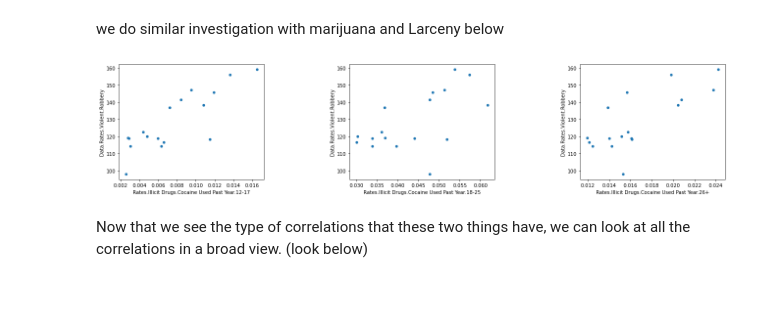
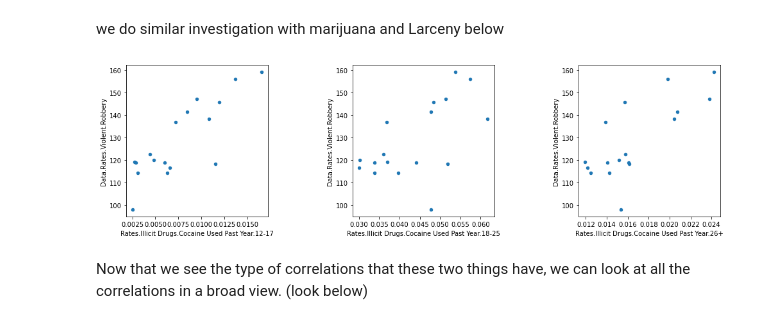
Before and after one commit to jlicht27/jlicht27.github.io, a Jupyter notebook: drugs.ipynb, the cells around one changed output. Drawn from its saved outputs; the diff is of its cells as text; code cells hidden in the pictures; blank space fills up the shorter version.

```diff
--- a/drugs.ipynb
+++ b/drugs.ipynb
@@ -336,23 +353,21 @@ fig.set_figwidth(20)
 # %% [markdown]
 we do similar investigation with marijuana and Larceny below
 # %%
-#type code here
-
 merged_coc = cocaine_pct.merge(crimes_adj, on=["State", "Year"], how="inner")
 np.around(merged_coc, 6)
 
 louisiana_coc = merged_coc[merged_coc["State"] == "Louisiana"]
 louisiana_coc = louisiana_coc.drop("Data.Population", axis=1)
 
 fig, (ax1, ax2, ax3) = plt.subplots(1,3)
 louisiana_coc.plot.scatter(x="Rates.Illicit Drugs.Cocaine Used Past Year.12-17", y="Data.Rates.Violent.Robbery", ax=ax1);
 louisiana_coc.plot.scatter(x="Rates.Illicit Drugs.Cocaine Used Past Year.18-25", y="Data.Rates.Violent.Robbery", ax=ax2);
 louisiana_coc.plot.scatter(x="Rates.Illicit Drugs.Cocaine Used Past Year.26+", y="Data.Rates.Violent.Robbery", ax=ax3);
 
 fig.tight_layout();
-fig.set_figwidth(20)
+fig.set_figwidth(15)
 # %% [output]
-[figure, old version]
+[figure, new version]
 # %% [markdown]
 Now that we see the type of correlations that these two things have, we can look at all the correlations in a broad view. (look below)
 # %%
```
Also changed, not shown: parts of 2 cells of this notebook.
